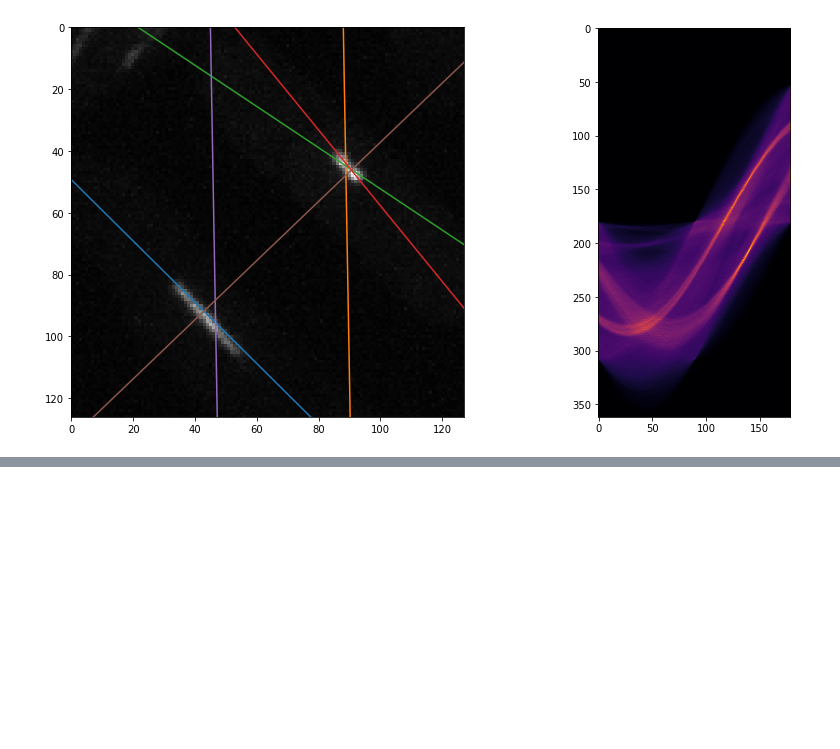
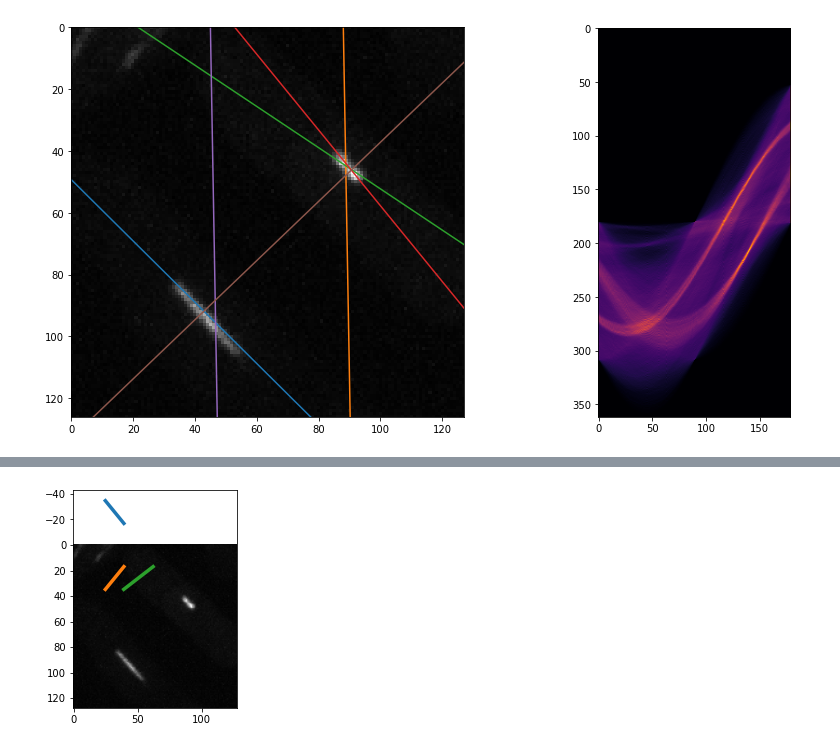
Before and after one commit to CulleyLab/fitting_lines, a Jupyter notebook: Hough_transform/curating_lines.ipynb, the cells around one changed output, grey strips where cells are left out. Drawn from its saved outputs; the diff is of its cells as text; code cells hidden in the pictures; blank space fills up the shorter version.

```diff
--- a/Hough_transform/curating_lines.ipynb
+++ b/Hough_transform/curating_lines.ipynb
@@ -156,0 +225,18 @@ plt.show()
+# %%
+# full width at half maximum
+fwhm = 2*np.sqrt(2*np.log(2))*fit_params[2]
+lin_prof_coord = line_profile_coordinates([0, c], [128, m*128+c])
+min_c = int(np.round(fit_params[1]-fwhm, 0))
+max_c = int(np.round(fit_params[1]+fwhm, 0))
+x1_ind = [min_c, max_c]
+x1 = lin_prof_coord[0][x1_ind]
+y1 = lin_prof_coord[1][x1_ind]
+
+plt.imshow(img, cmap="gray")
+plt.plot(np.array(x1), y1, linewidth=3.5);
+plt.plot(np.array(x1), abs(y1), linewidth=3.5);
+plt.plot(np.array(x1_ind), abs(y1), linewidth=3.5);
+#plt.xlim(0,127)
+#plt.ylim(127,0);
+# %% [output]
+[figure, added]
```
Also changed, not shown: parts of 26 cells of this notebook.
